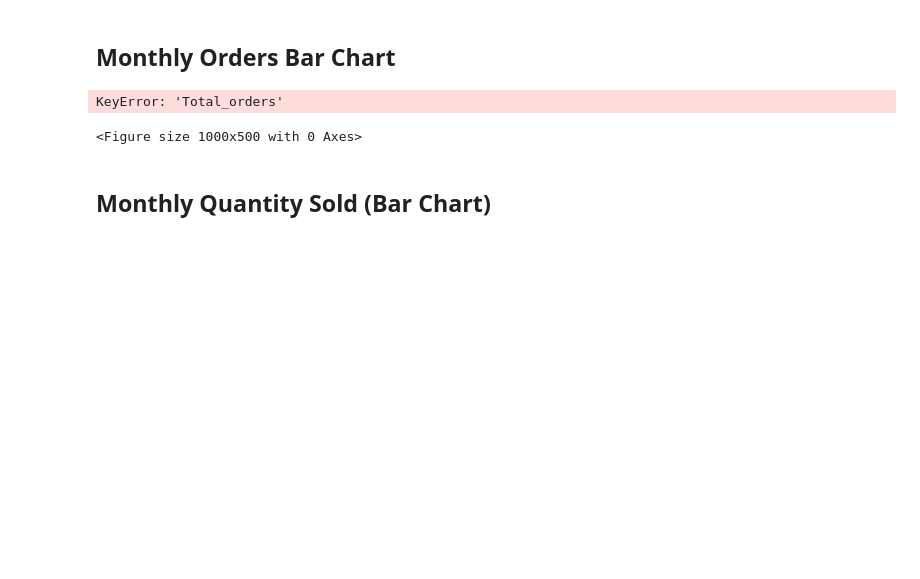
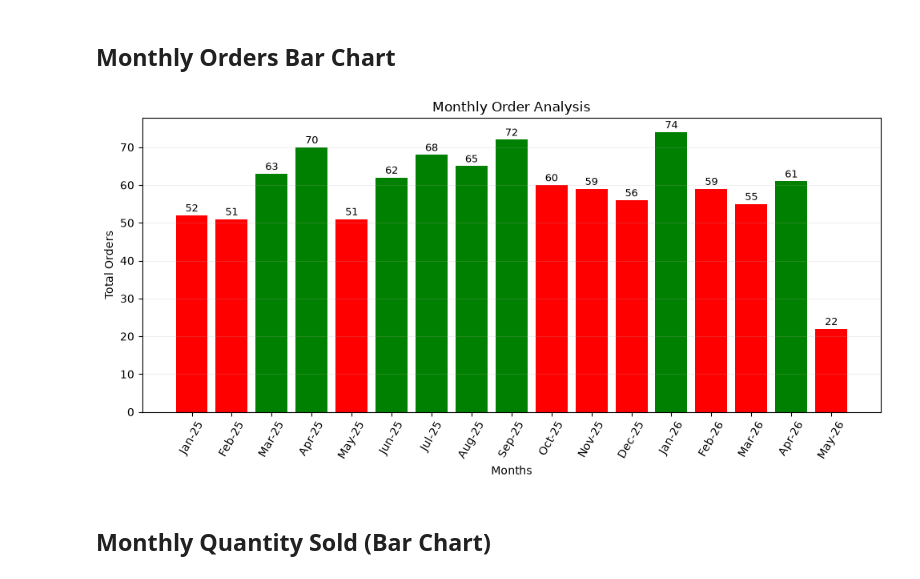
Before and after one commit to atulk91/sales-performance-analysis-python, a Jupyter notebook: Notebooks/Sales_Performance_Analysis.ipynb, the cells around one changed output. Cells and saved outputs as stored; diff of their text form; code cells hidden in the pictures; blank space fills up the shorter version.

```diff
--- a/Notebooks/Sales_Performance_Analysis.ipynb
+++ b/Notebooks/Sales_Performance_Analysis.ipynb
@@ -723,24 +722,23 @@ plt.show()
 # %%
 plt.figure(figsize=(10,5))
 colors=[]
-for order in monthly_based_analysis['Total_orders']:
+for order in monthly_based_analysis['Total_Transaction']:
     if order >60:
         colors.append('green')
     else:
         colors.append('red')
-plt.bar(monthly_based_analysis['Month'],monthly_based_analysis['Total_orders'],color=colors)
+plt.bar(monthly_based_analysis['Month'],monthly_based_analysis['Total_Transaction'],color=colors)
 plt.title('Monthly Order Analysis')
 plt.xlabel('Months')
 plt.ylabel('Total Orders')
 plt.xticks(rotation=60)
 plt.grid(axis='y',alpha=0.2)
 plt.tight_layout()
-for i, value in enumerate(monthly_based_analysis['Total_orders']):
+for i, value in enumerate(monthly_based_analysis['Total_Transaction']):
     plt.text(i, value + 1, str(value), ha='center', fontsize=9)
 plt.show()
 # %% [output]
-KeyError: 'Total_orders'
-<Figure size 1000x500 with 0 Axes>
+[figure, added]
 # %% [markdown]
 ## Monthly Quantity Sold (Bar Chart)
 # %%
```
Also changed, not shown: parts of 5 cells of this notebook.
